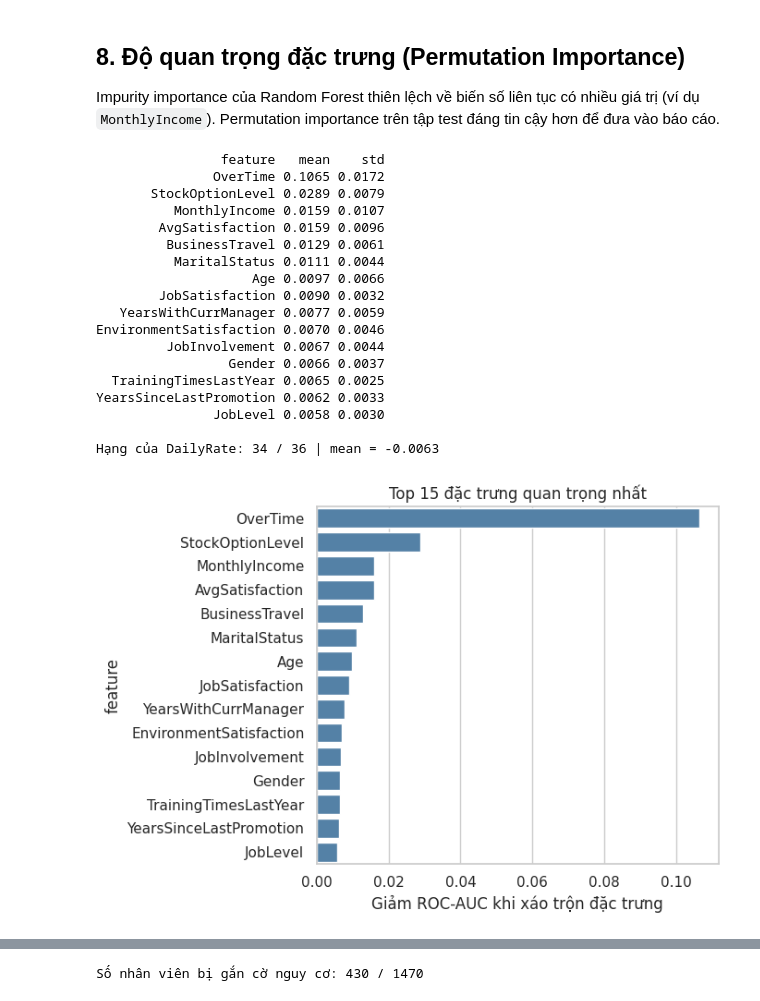
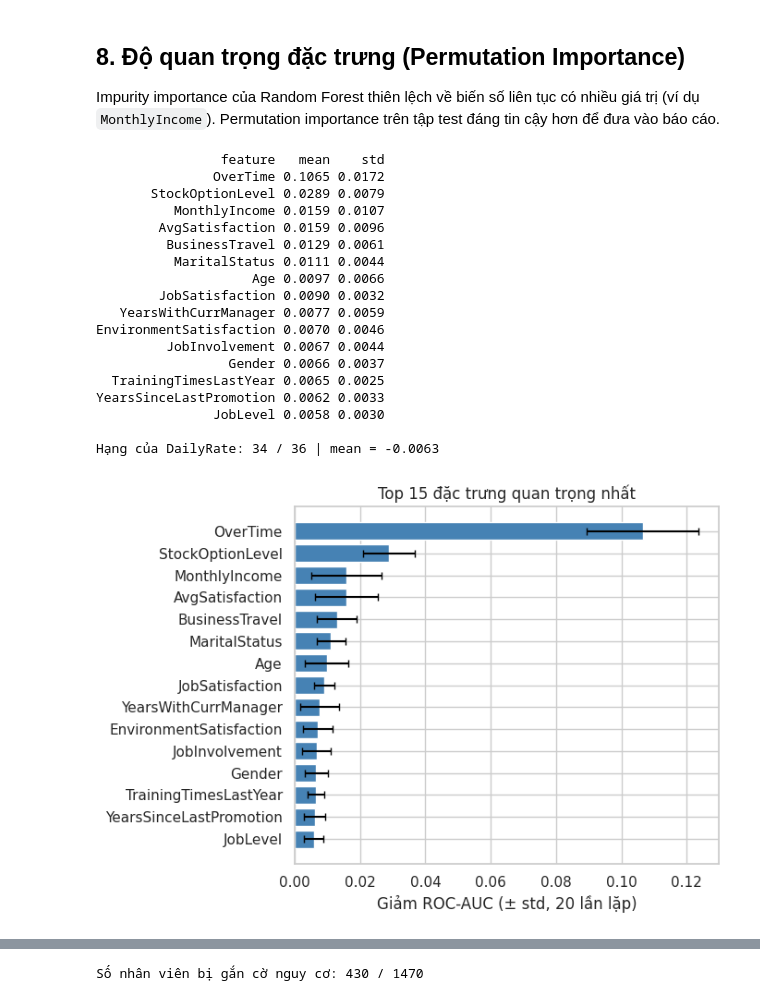
Before and after one commit to NewProGuest/KHDL-Group-7, a Jupyter notebook: notebooks/01_HR_Analytics.ipynb, the cells around one changed output, grey strips where cells are left out. Cells and saved outputs as stored; diff of their text form; code cells hidden in the pictures.

```diff
--- a/notebooks/01_HR_Analytics.ipynb
+++ b/notebooks/01_HR_Analytics.ipynb
@@ -245,33 +307,35 @@ Impurity importance của Random Forest thiên lệch về biến số liên t
 perm = permutation_importance(best_model, X_test, y_test, scoring="roc_auc",
                               n_repeats=20, random_state=RANDOM_STATE, n_jobs=-1)
 imp_all = (pd.DataFrame({"feature": X_test.columns, "mean": perm.importances_mean, "std": perm.importances_std})
              .sort_values("mean", ascending=False).reset_index(drop=True))
 imp = imp_all.head(15)
 print(imp.round(4).to_string(index=False))
 print("\nHạng của DailyRate:", int(imp_all.index[imp_all.feature == "DailyRate"][0]) + 1, "/", len(imp_all),
       "| mean =", imp_all.loc[imp_all.feature == "DailyRate", "mean"].round(4).values[0])
 
 plt.figure(figsize=(7, 5))
-sns.barplot(data=imp, x="mean", y="feature", color="steelblue")
-plt.xlabel("Giảm ROC-AUC khi xáo trộn đặc trưng"); plt.title("Top 15 đặc trưng quan trọng nhất")
+top = imp.iloc[::-1]   # barh vẽ từ dưới lên nên đảo thứ tự
+plt.barh(top["feature"], top["mean"], xerr=top["std"], color="steelblue", ecolor="black", capsize=3)
+plt.xlabel("Giảm ROC-AUC (± std, 20 lần lặp)")
+plt.title("Top 15 đặc trưng quan trọng nhất")
 plt.tight_layout(); plt.show()
 # %% [output]
                 feature   mean    std
                OverTime 0.1065 0.0172
        StockOptionLevel 0.0289 0.0079
           MonthlyIncome 0.0159 0.0107
         AvgSatisfaction 0.0159 0.0096
          BusinessTravel 0.0129 0.0061
           MaritalStatus 0.0111 0.0044
                     Age 0.0097 0.0066
         JobSatisfaction 0.0090 0.0032
    YearsWithCurrManager 0.0077 0.0059
 EnvironmentSatisfaction 0.0070 0.0046
          JobInvolvement 0.0067 0.0044
                  Gender 0.0066 0.0037
   TrainingTimesLastYear 0.0065 0.0025
 YearsSinceLastPromotion 0.0062 0.0033
                JobLevel 0.0058 0.0030
 
 Hạng của DailyRate: 34 / 36 | mean = -0.0063
-[figure, old version]
+[figure, new version]
```
Also changed, not shown: parts of 14 cells of this notebook, 1 other file.
